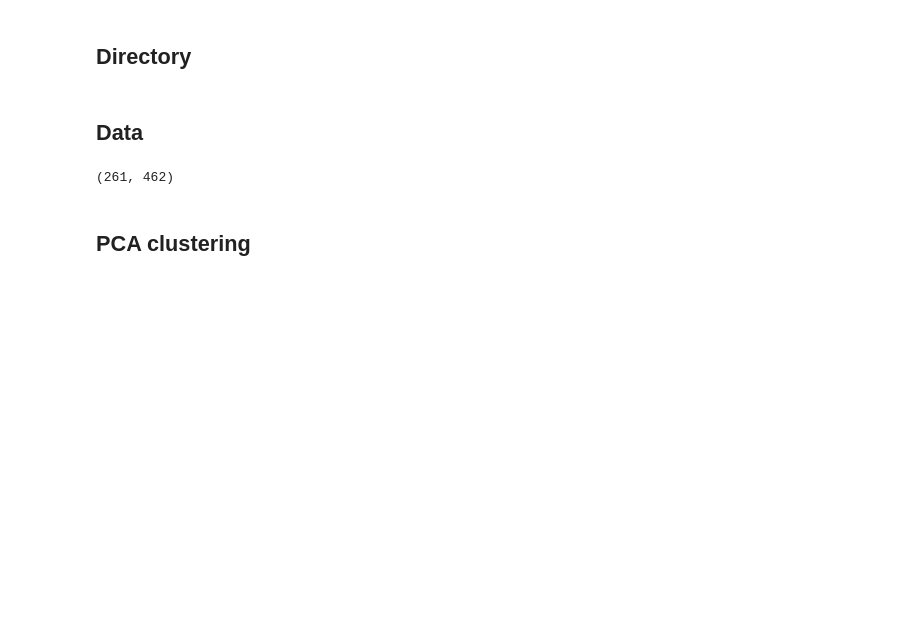
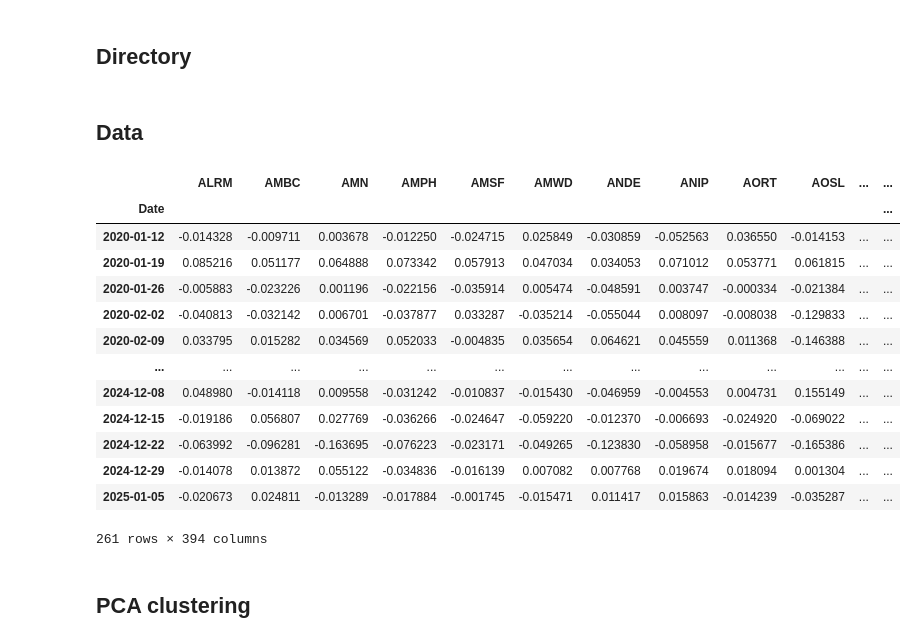
Before and after one commit to paulprayer110/stockprediction, a Jupyter notebook: TimeSeriesClustering.ipynb, the cells around one changed output. Drawn from its saved outputs; the diff is of its cells as text; code cells hidden in the pictures; blank space fills up the shorter version.

```diff
--- a/TimeSeriesClustering.ipynb
+++ b/TimeSeriesClustering.ipynb
@@ -70,10 +77,23 @@ def compute_returns(df):
         'annual_log': annual_log_returns
     }
 # %%
-rets = compute_returns(sp500_prices)
-rets['weekly_log'].shape
+rets = compute_returns(sp600_prices)
+rets['weekly_log']
 # %% [output]
+|  | ALRM | AMBC | AMN | AMPH | AMSF | AMWD | ANDE | ANIP | AORT | AOSL | ... | ... |
+| Date |  |  |  |  |  |  |  |  |  |  |  | ... |
+| 2020-01-12 | -0.014328 | -0.009711 | 0.003678 | -0.012250 | -0.024715 | 0.025849 | -0.030859 | -0.052563 | 0.036550 | -0.014153 | ... | ... |
+| 2020-01-19 | 0.085216 | 0.051177 | 0.064888 | 0.073342 | 0.057913 | 0.047034 | 0.034053 | 0.071012 | 0.053771 | 0.061815 | ... | ... |
+| 2020-01-26 | -0.005883 | -0.023226 | 0.001196 | -0.022156 | -0.035914 | 0.005474 | -0.048591 | 0.003747 | -0.000334 | -0.021384 | ... | ... |
+| 2020-02-02 | -0.040813 | -0.032142 | 0.006701 | -0.037877 | 0.033287 | -0.035214 | -0.055044 | 0.008097 | -0.008038 | -0.129833 | ... | ... |
+| 2020-02-09 | 0.033795 | 0.015282 | 0.034569 | 0.052033 | -0.004835 | 0.035654 | 0.064621 | 0.045559 | 0.011368 | -0.146388 | ... | ... |
+| ... | ... | ... | ... | ... | ... | ... | ... | ... | ... | ... | ... | ... |
+| 2024-12-08 | 0.048980 | -0.014118 | 0.009558 | -0.031242 | -0.010837 | -0.015430 | -0.046959 | -0.004553 | 0.004731 | 0.155149 | ... | ... |
+| 2024-12-15 | -0.019186 | 0.056807 | 0.027769 | -0.036266 | -0.024647 | -0.059220 | -0.012370 | -0.006693 | -0.024920 | -0.069022 | ... | ... |
+| 2024-12-22 | -0.063992 | -0.096281 | -0.163695 | -0.076223 | -0.023171 | -0.049265 | -0.123830 | -0.058958 | -0.015677 | -0.165386 | ... | ... |
+| 2024-12-29 | -0.014078 | 0.013872 | 0.055122 | -0.034836 | -0.016139 | 0.007082 | 0.007768 | 0.019674 | 0.018094 | 0.001304 | ... | ... |
+| 2025-01-05 | -0.020673 | 0.024811 | -0.013289 | -0.017884 | -0.001745 | -0.015471 | 0.011417 | 0.015863 | -0.014239 | -0.035287 | ... | ... |
-(261, 462)
+261 rows × 394 columns
 # %% [markdown]
 ## PCA clustering
 # %%
```
Also changed, not shown: parts of 6 cells of this notebook, 5 other files.
